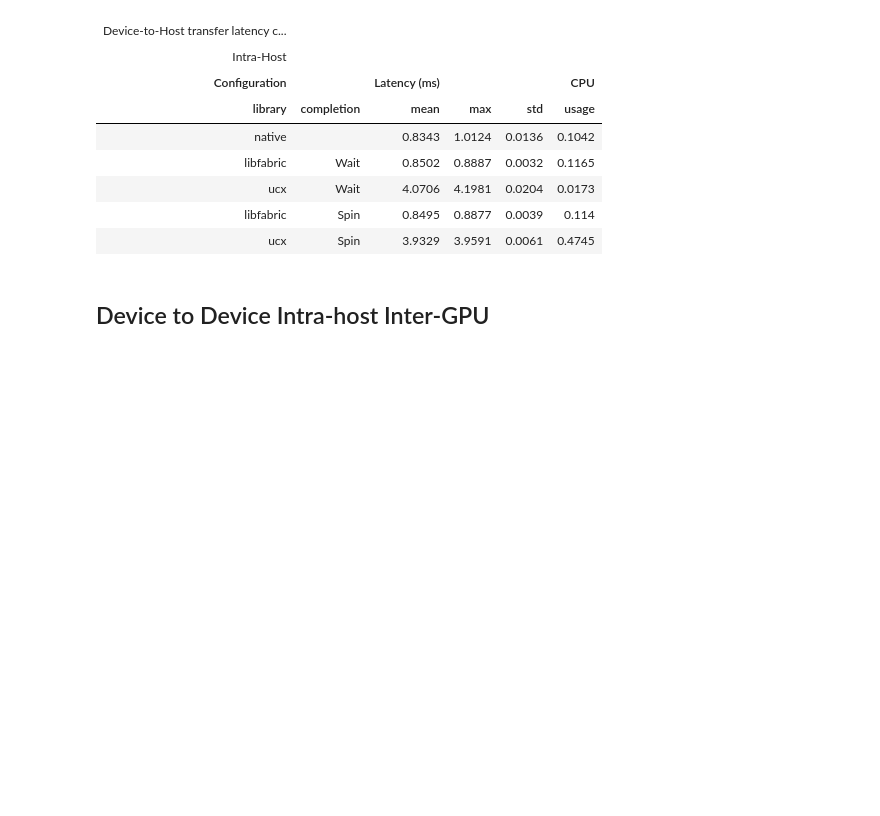
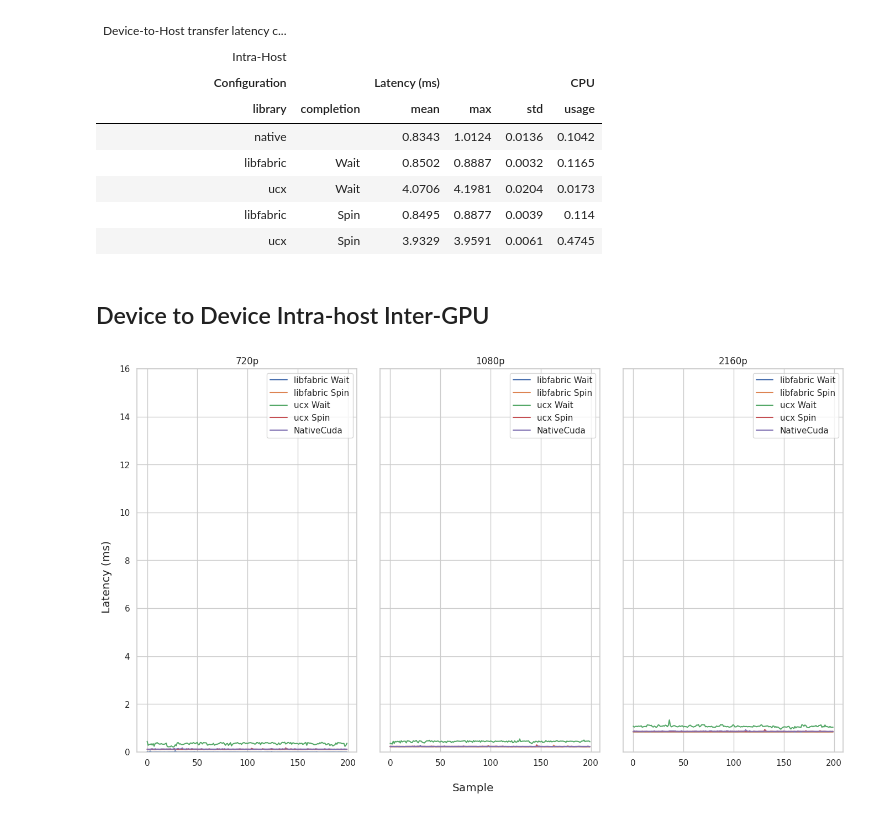
Before and after one commit to jonasohland/mts-fabrics-study, a Jupyter notebook: notebooks/mts-study.ipynb, the cells around one changed output. Drawn from its saved outputs; the diff is of its cells as text; code cells hidden in the pictures; blank space fills up the shorter version.

```diff
--- a/notebooks/mts-study.ipynb
+++ b/notebooks/mts-study.ipynb
@@ -479,0 +526,18 @@ table
+# %%
+
+new_df = pl.DataFrame()
+for format in Format:
+    for comp in [Completion.wait, Completion.spin]:
+        for library in [Library.libfabric, Library.native, Library.ucx]:
+            d2d = data_df.filter(pl.col("format") == format.value, pl.col("library") == library, pl.col("completion") == comp.value, pl.col("movement") == Movement.d2d.value).select(pl.col("lat_mean"))
+            dh2hd = data_df.filter(pl.col("format") == format.value, pl.col("library") == library, pl.col("completion") == comp.value, pl.col("movement") == Movement.dh2hd.value).select(pl.col("lat_mean"))
+            ratio = round((dh2hd.item() / d2d.item() - 1) * 100, 4)
+            new_df = new_df.vstack(pl.DataFrame({"format": format.value, "framework": library.value, "completion": comp.name, "lat_mean": ratio}))
+
+table = GT(new_df)
+
+table
+(
+    table
+    .cols_label(lat_mean="latency diff (%)")
+)
@@ -791,3 +873,23 @@ table
 | ucx | Spin | 3.9329 | 3.9591 | 0.0061 | 0.4745 |
 # %% [markdown]
 ## Device to Device Intra-host Inter-GPU
+# %%
+config = {"libraries": [Library.libfabric], "movements": [Movement.d2d], "transports":[Transport.shm], "tx_modes": [TransferMode.oneway], "completions":[Completion.wait,Completion.spin], "tests": [Test.mxl_fabrics, Test.native_cuda, Test.ucx]}
+data, perf, _ = load_data(f"{data_dir}/d2d-intrahost", diff_loader, **config)
+# %%
+fig, axs = plt.subplots(nrows=1, ncols=len(Format), sharex=True, sharey=True)
+fig.supylabel("Latency (ms)")
+fig.supxlabel("Sample")
+fig.tight_layout()
+
+for i, format in enumerate(Format):
+    for comp in config["completions"]:
+        axs[i].plot(data[TestConfiguration(Library.libfabric, format, comp, Test.mxl_fabrics, Movement.d2d, Transport.shm, TransferMode.oneway)]/1e6, label=f"libfabric {comp.value}")
+    for comp in config["completions"]:
+        axs[i].plot(data[TestConfiguration(Library.ucx, format, comp, Test.ucx, Movement.d2d, Transport.none, TransferMode.oneway)]/1e6, label=f"ucx {comp.value}")
+    axs[i].plot(data[TestConfiguration(Library.native, format, Completion.none, Test.native_cuda, Movement.d2d, Transport.none, TransferMode.none)]/1e6, label=f"{Test.native_cuda.value}")
+    axs[i].set_title(f"{format.value}p")
+    axs[i].set_ylim(0, 16)
+    axs[i].legend()
+# %% [output]
+[figure, added]
```
Also changed, not shown: parts of 10 cells of this notebook, 32 other files.
